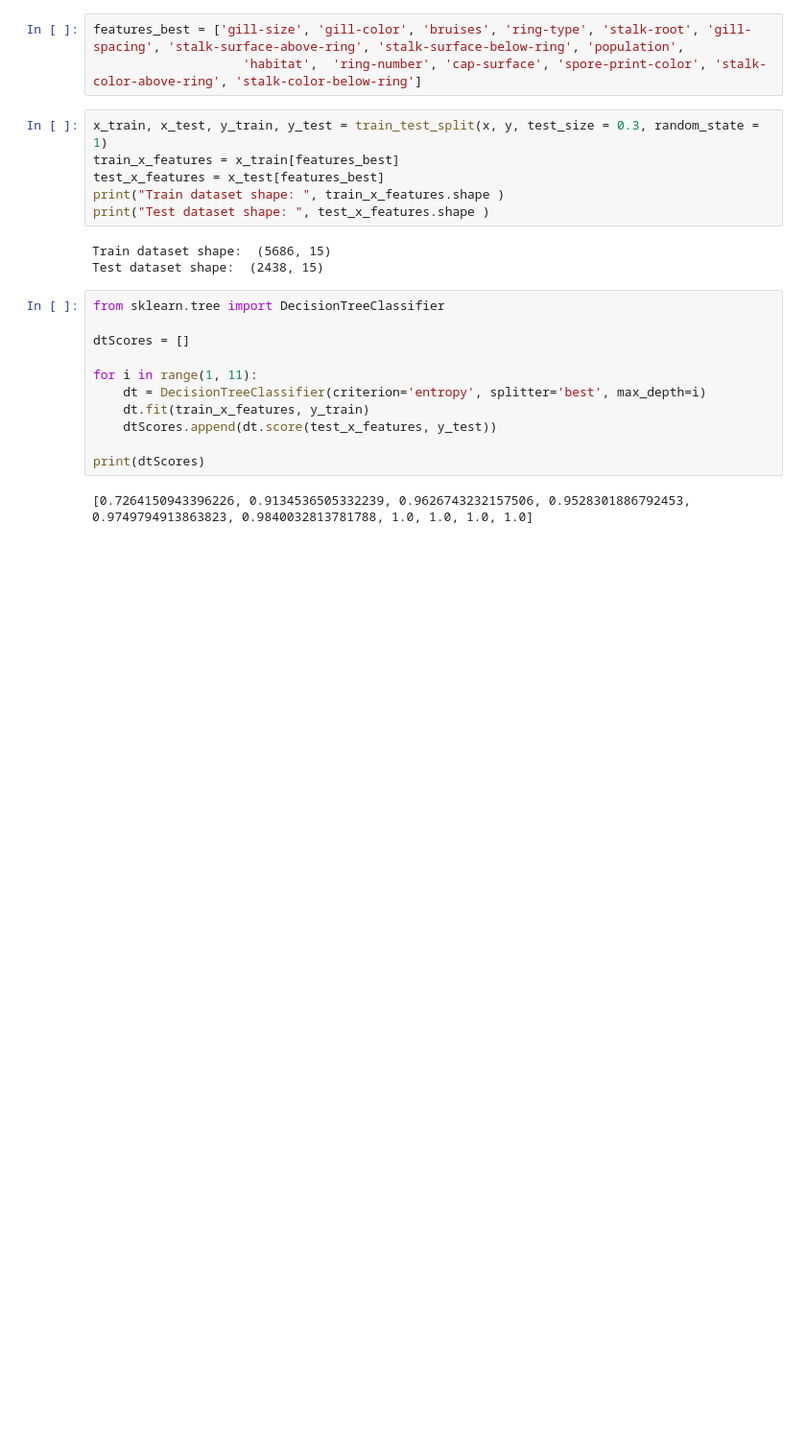
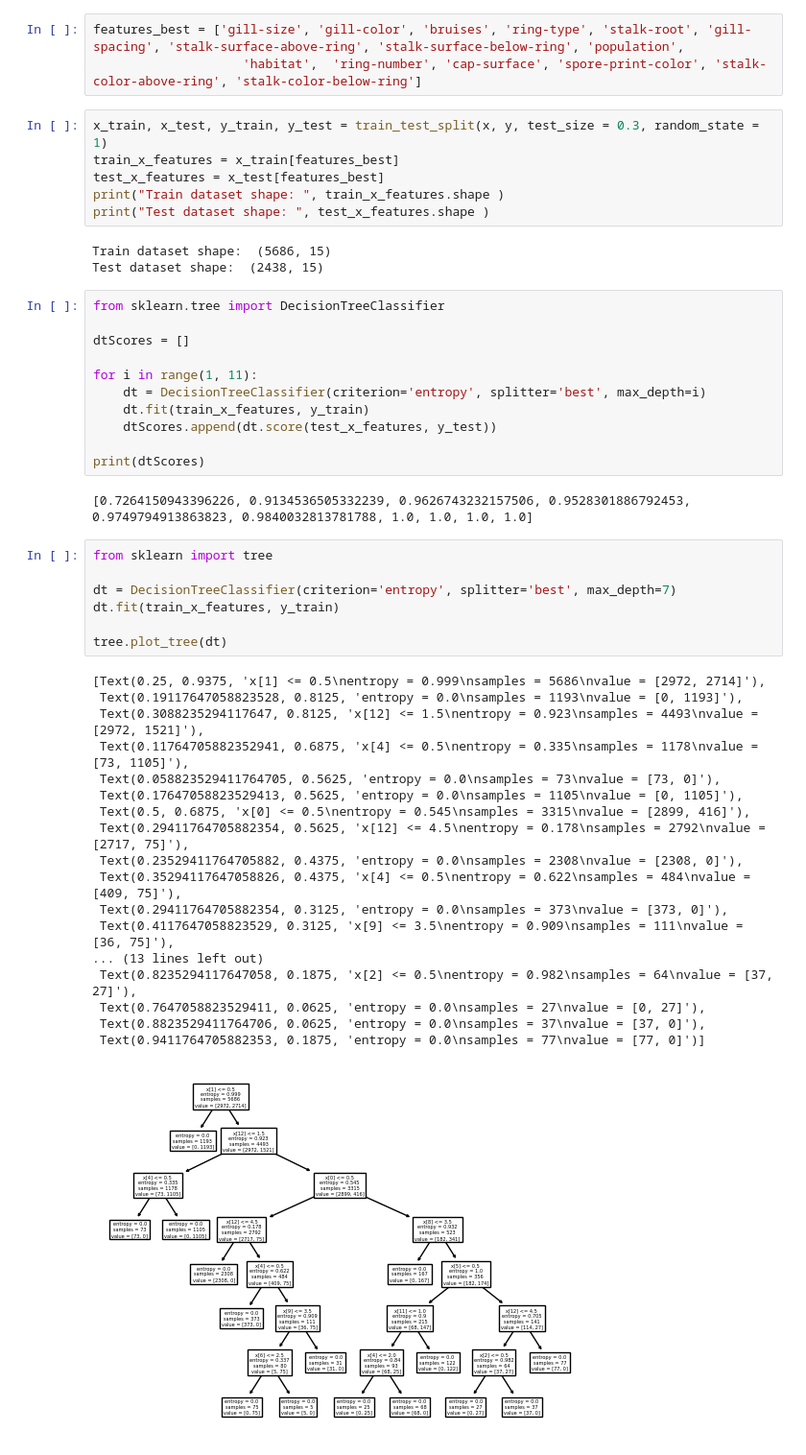
Before and after one commit to juniorq33/Machine-Learning, a Jupyter notebook: Assignment_1/mushrooms_models.ipynb, the cells around one changed output. Shown at 96% size. Drawn from its saved outputs; the diff is of its cells as text; blank space fills up the shorter version.

```diff
--- a/Assignment_1/mushrooms_models.ipynb
+++ b/Assignment_1/mushrooms_models.ipynb
@@ -128,3 +128,29 @@ for i in range(1, 11):
 print(dtScores)
 # %% [output]
 [0.7264150943396226, 0.9134536505332239, 0.9626743232157506, 0.9528301886792453, 0.9749794913863823, 0.9840032813781788, 1.0, 1.0, 1.0, 1.0]
+# %%
+from sklearn import tree
+
+dt = DecisionTreeClassifier(criterion='entropy', splitter='best', max_depth=7)
+dt.fit(train_x_features, y_train)
+
+tree.plot_tree(dt)
+# %% [output]
+[Text(0.25, 0.9375, 'x[1] <= 0.5\nentropy = 0.999\nsamples = 5686\nvalue = [2972, 2714]'),
+ Text(0.19117647058823528, 0.8125, 'entropy = 0.0\nsamples = 1193\nvalue = [0, 1193]'),
+ Text(0.3088235294117647, 0.8125, 'x[12] <= 1.5\nentropy = 0.923\nsamples = 4493\nvalue = [2972, 1521]'),
+ Text(0.11764705882352941, 0.6875, 'x[4] <= 0.5\nentropy = 0.335\nsamples = 1178\nvalue = [73, 1105]'),
+ Text(0.058823529411764705, 0.5625, 'entropy = 0.0\nsamples = 73\nvalue = [73, 0]'),
+ Text(0.17647058823529413, 0.5625, 'entropy = 0.0\nsamples = 1105\nvalue = [0, 1105]'),
+ Text(0.5, 0.6875, 'x[0] <= 0.5\nentropy = 0.545\nsamples = 3315\nvalue = [2899, 416]'),
+ Text(0.29411764705882354, 0.5625, 'x[12] <= 4.5\nentropy = 0.178\nsamples = 2792\nvalue = [2717, 75]'),
+ Text(0.23529411764705882, 0.4375, 'entropy = 0.0\nsamples = 2308\nvalue = [2308, 0]'),
+ Text(0.35294117647058826, 0.4375, 'x[4] <= 0.5\nentropy = 0.622\nsamples = 484\nvalue = [409, 75]'),
+ Text(0.29411764705882354, 0.3125, 'entropy = 0.0\nsamples = 373\nvalue = [373, 0]'),
+ Text(0.4117647058823529, 0.3125, 'x[9] <= 3.5\nentropy = 0.909\nsamples = 111\nvalue = [36, 75]'),
+... (13 lines left out)
+ Text(0.8235294117647058, 0.1875, 'x[2] <= 0.5\nentropy = 0.982\nsamples = 64\nvalue = [37, 27]'),
+ Text(0.7647058823529411, 0.0625, 'entropy = 0.0\nsamples = 27\nvalue = [0, 27]'),
+ Text(0.8823529411764706, 0.0625, 'entropy = 0.0\nsamples = 37\nvalue = [37, 0]'),
+ Text(0.9411764705882353, 0.1875, 'entropy = 0.0\nsamples = 77\nvalue = [77, 0]')]
+[figure, added]
```
Also changed, not shown: parts of 2 cells of this notebook.
